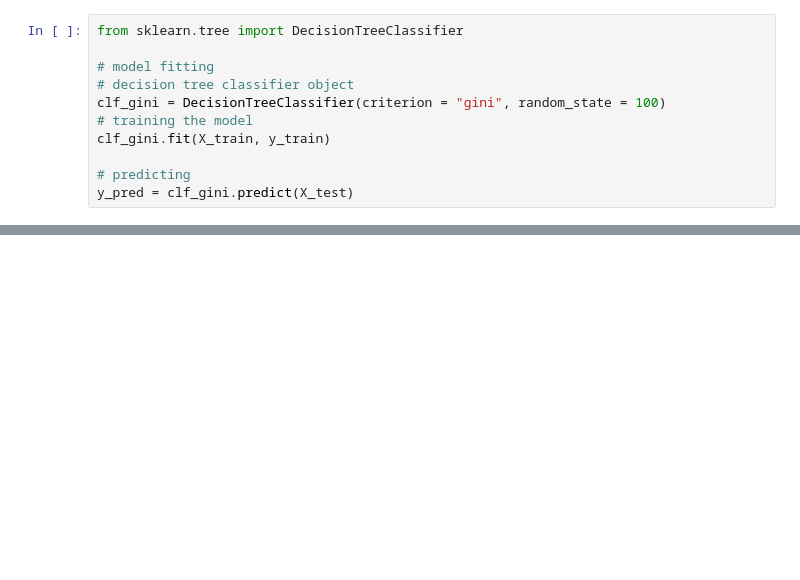
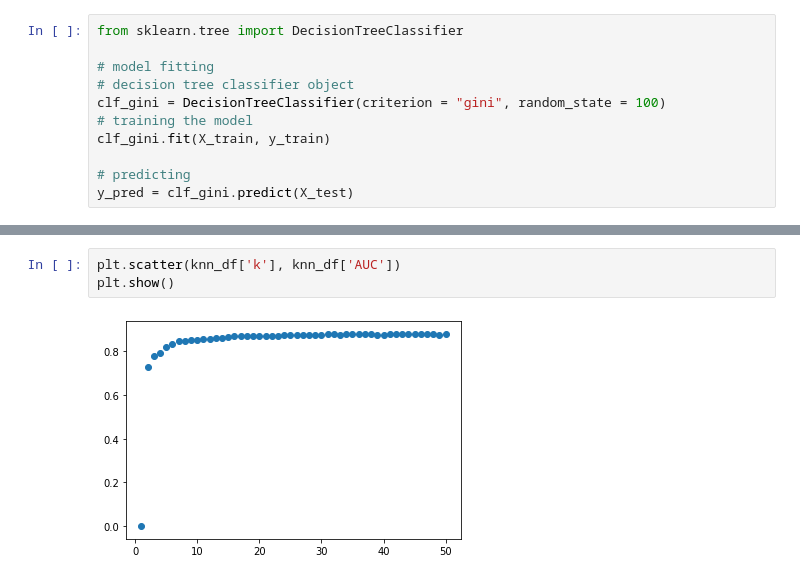
Before and after one commit to jstevenr/wine-classification-python, a Jupyter notebook: wine-quality.ipynb, the cells around one changed output, grey strips where cells are left out. Drawn from its saved outputs; the diff is of its cells as text; blank space fills up the shorter version.

```diff
--- a/wine-quality.ipynb
+++ b/wine-quality.ipynb
@@ -159,0 +227,5 @@ cv_results = cross_val_score(pipeline, X, y, cv = kf, scoring = "accuracy", n_jo
+# %%
+plt.scatter(knn_df['k'], knn_df['AUC'])
+plt.show()
+# %% [output]
+[figure, added]
```
Also changed, not shown: parts of 13 cells of this notebook.
